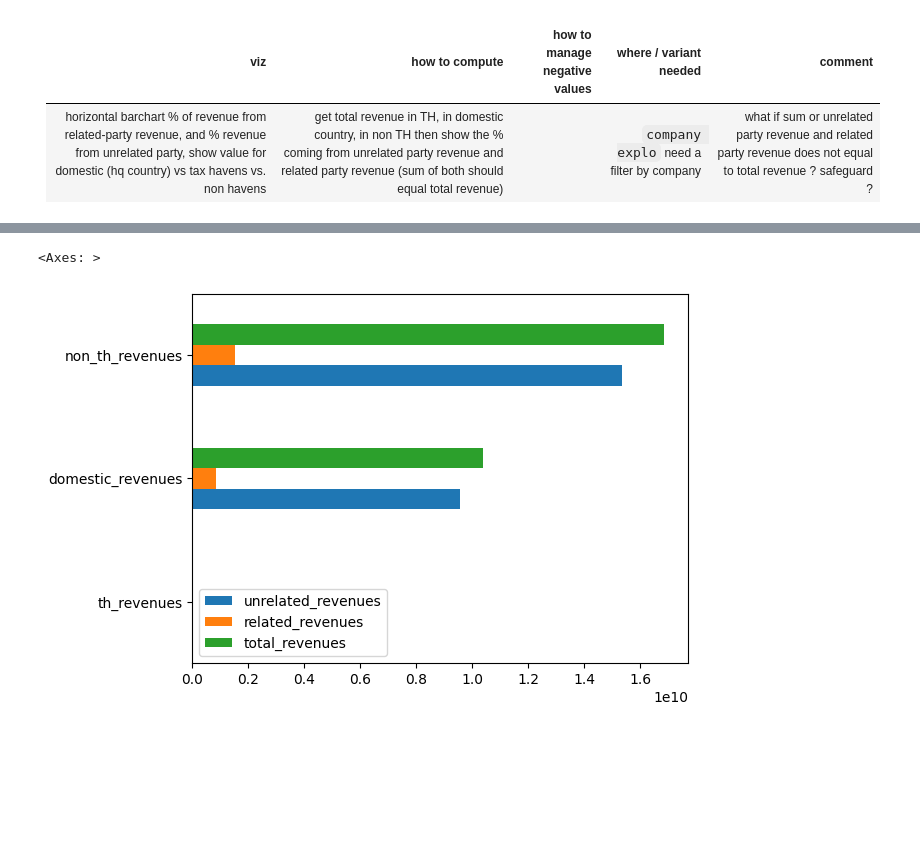
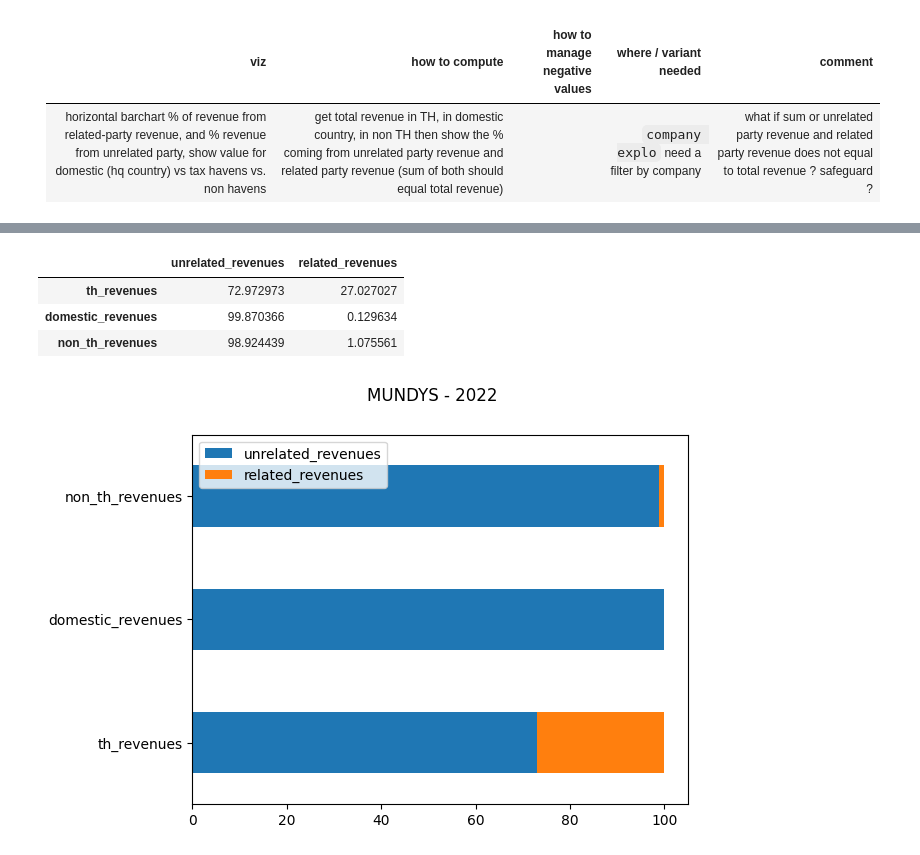
Before and after one commit to anquetos/data4good-taxobservatory-dataviz, a Jupyter notebook: taxobservatory-dataviz.ipynb, the cells around one changed output, grey strips where cells are left out. Saved outputs shown, nothing was run; the diff lists cells and outputs as text; code cells hidden in the pictures; blank space fills up the shorter version.

Commit message:
Compute percentage of columns with div() method.

```diff
--- a/taxobservatory-dataviz.ipynb
+++ b/taxobservatory-dataviz.ipynb
@@ -311,5 +310,19 @@ def plot_related_and_unrelated_revenues_breakdown():
-# %%
-pd.DataFrame(compute_related_and_unrelated_revenues_breakdown()).plot(kind='barh')
-# %% [output]
-<Axes: >
-[figure, removed]
+# %%
+z = compute_related_and_unrelated_revenues_breakdown()[['unrelated_revenues', 'related_revenues']]
+z = z.div(z.sum(axis=1), axis=0) * 100
+z
+# %% [output]
+|  | unrelated_revenues | related_revenues |
+| th_revenues | 72.972973 | 27.027027 |
+| domestic_revenues | 99.870366 | 0.129634 |
+| non_th_revenues | 98.924439 | 1.075561 |
+# %%
+fig, ax = plt.subplots()
+
+test = compute_related_and_unrelated_revenues_breakdown()[['unrelated_revenues', 'related_revenues']]
+z.plot(kind='barh', stacked=True, ax=ax)
+
+fig.suptitle(f'{company} - {year}')
+plt.show()
+# %% [output]
+[figure, added]
```
Also changed, not shown: parts of 9 cells of this notebook.
